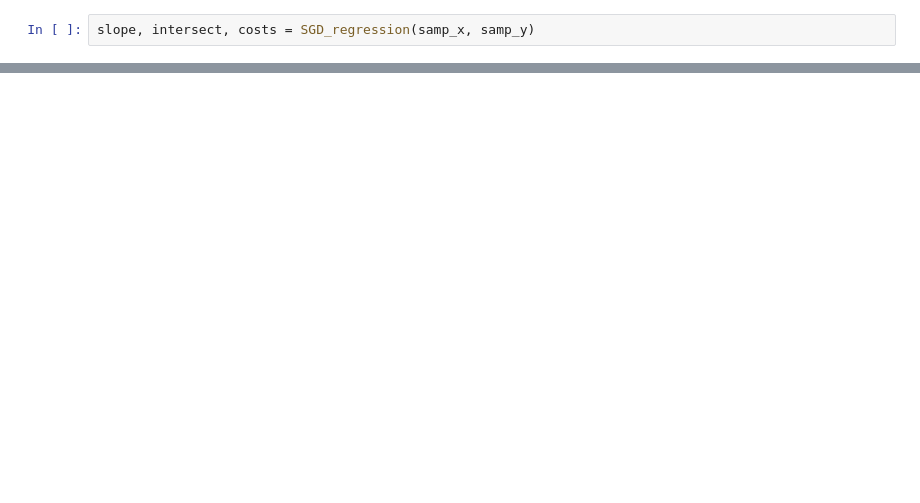
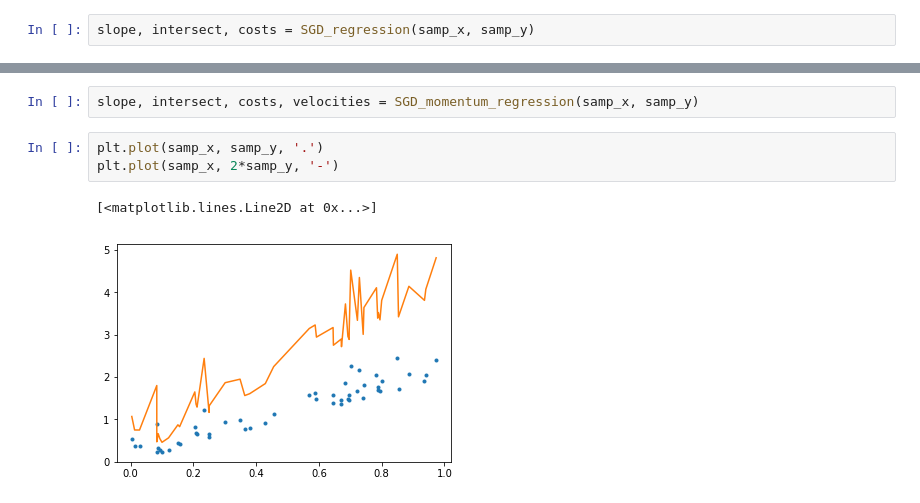
Before and after one commit to a-dykim/COMS4771, a Jupyter notebook: ML_HW2_P1.ipynb, the cells around one changed output, grey strips where cells are left out. Saved outputs shown, nothing was run; the diff lists cells and outputs as text; blank space fills up the shorter version.

```diff
--- a/ML_HW2_P1.ipynb
+++ b/ML_HW2_P1.ipynb
@@ -160,0 +115,8 @@ Text(0.5,1,'SGD')
+# %%
+slope, intersect, costs, velocities = SGD_momentum_regression(samp_x, samp_y)
+# %%
+plt.plot(samp_x, samp_y, '.')
+plt.plot(samp_x, 2*samp_y, '-')
+# %% [output]
+[<matplotlib.lines.Line2D at 0x...>]
+[figure, added]
```
Also changed, not shown: parts of 20 cells of this notebook.
